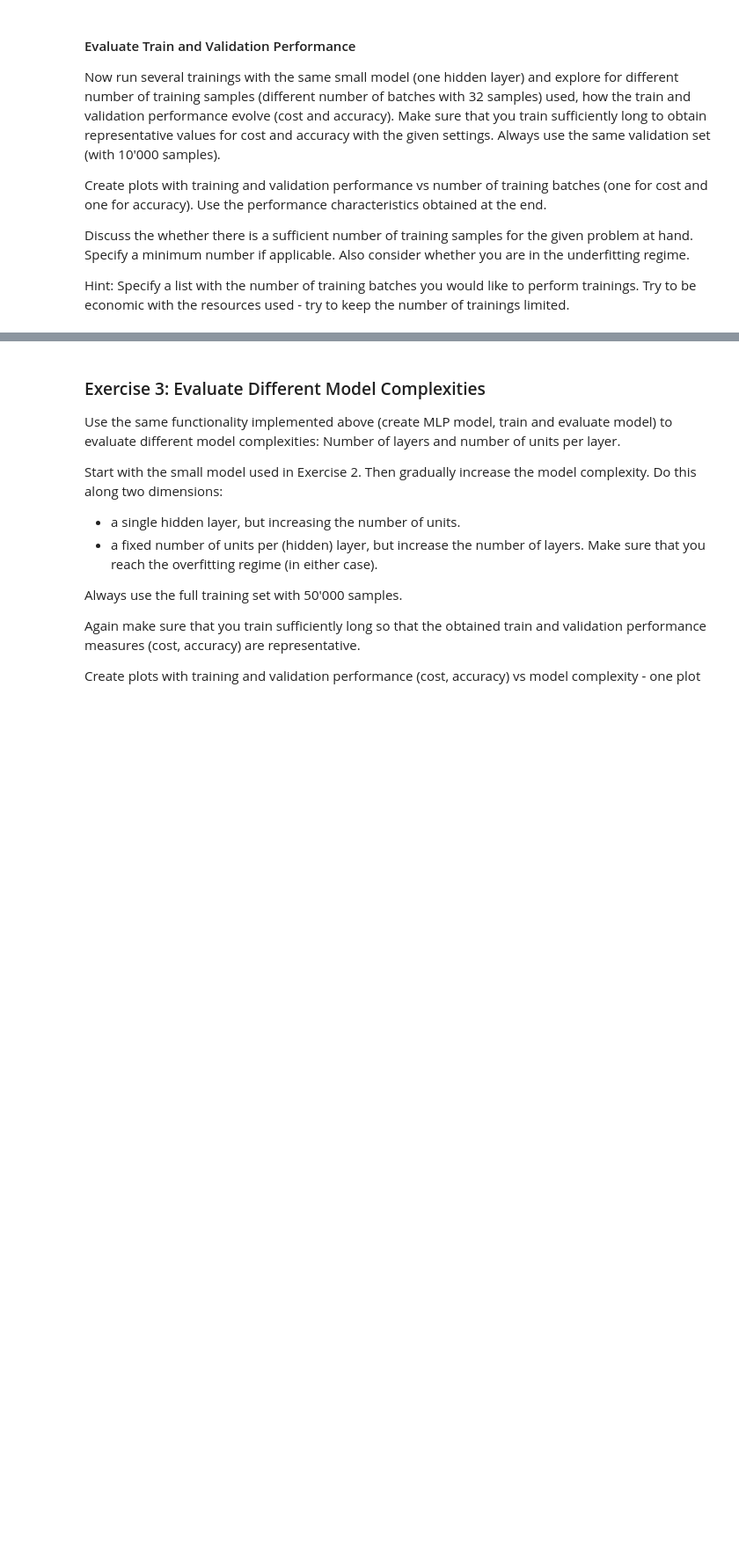
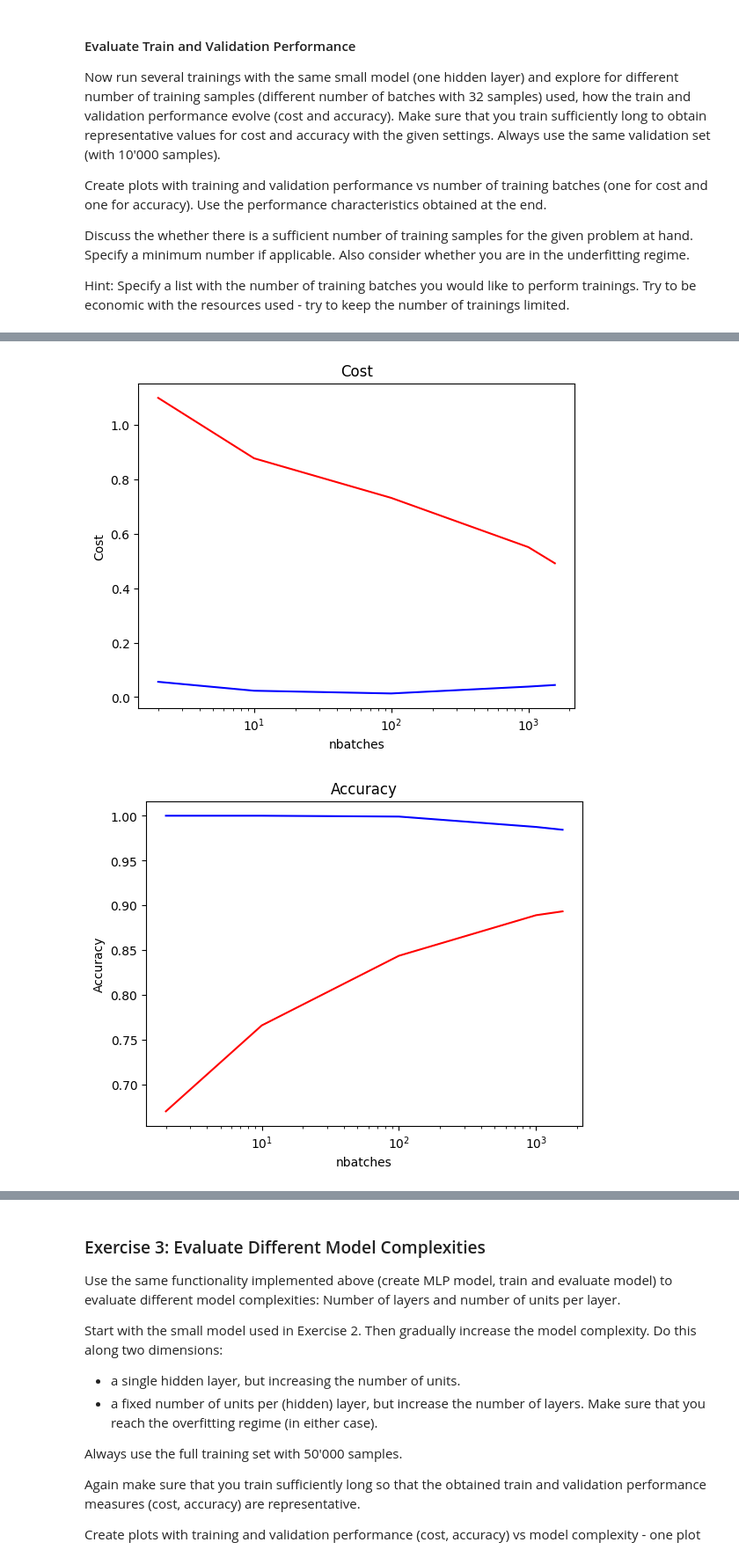
Before and after one commit to ayomeer/DeLearn, a Jupyter notebook: DL-PW-03/sol_ms/DL-PW-03-material/mlps_for_fashion_MNIST_stud.ipynb, the cells around one changed output, grey strips where cells are left out. Shown at 88% size. Cells and saved outputs as stored; diff of their text form; code cells hidden in the pictures; blank space fills up the shorter version.

```diff
--- a/DL-PW-03/sol_ms/DL-PW-03-material/mlps_for_fashion_MNIST_stud.ipynb
+++ b/DL-PW-03/sol_ms/DL-PW-03-material/mlps_for_fashion_MNIST_stud.ipynb
@@ -210,7 +218,7 @@ cost_train_list = []
 cost_valid_list = []
 acc_train_list = []
 acc_valid_list = []
-nbatches_list = [1,2,5,10,20,50,100,200,500]
+nbatches_list = [2,10,100,1000,int(50000/32)]
 for nbatches in nbatches_list:
     nbatch = 32
     nepochs = 100
@@ -220,7 +228,7 @@ for nbatches in nbatches_list:
     trainset, rest = torch.utils.data.random_split(training_data, [trainsize, 50000-trainsize])
     print(len(trainset), len(rest))
 
-    model = mlp([28*28, 200, 10])
+    model = mlp([28*28, 200, 10]).to(dev)
     cost_train, cost_valid, acc_train, acc_valid = train_eval(model, lr, nepochs, nbatch, trainset, validation_data, verbose=False)
     cost_train_list.append(cost_train[-1])
     cost_valid_list.append(cost_valid[-1])
@@ -228,18 +236,4 @@ for nbatches in nbatches_list:
     acc_valid_list.append(acc_valid[-1])
 
     print(f"Run with {nbatches} batches complete")
-
-plt.figure(1)
-plt.plot(nbatches_list, cost_train_list, "b-")
-plt.plot(nbatches_list, cost_valid_list, "r-")
-plt.title("Cost")
-plt.xlabel("nbatches")
-plt.ylabel("Cost")
-
-plt.figure(2)
-plt.plot(nbatches_list, acc_train_list, "b-")
-plt.plot(nbatches_list, acc_valid_list, "r-")
-plt.figure("Accuracy")
-plt.xlabel("nbatches")
-plt.ylabel("Accuracy")
 # %% [output]
@@ -268 +250,20 @@ Text(0, 0.5, 'Accuracy')
+# %%
+plt.figure(1)
+plt.plot(nbatches_list, cost_train_list, "b-")
+plt.plot(nbatches_list, cost_valid_list, "r-")
+plt.title("Cost")
+plt.xlabel("nbatches")
+plt.ylabel("Cost")
+plt.xscale('log')
+
+plt.figure(2)
+plt.plot(nbatches_list, acc_train_list, "b-")
+plt.plot(nbatches_list, acc_valid_list, "r-")
+plt.title("Accuracy")
+plt.xlabel("nbatches")
+plt.ylabel("Accuracy")
+plt.xscale('log')
+# %% [output]
+[figure, added]
+[figure, added]
 # %% [markdown]
```
Also changed, not shown: parts of 16 cells of this notebook, 1 other file.
